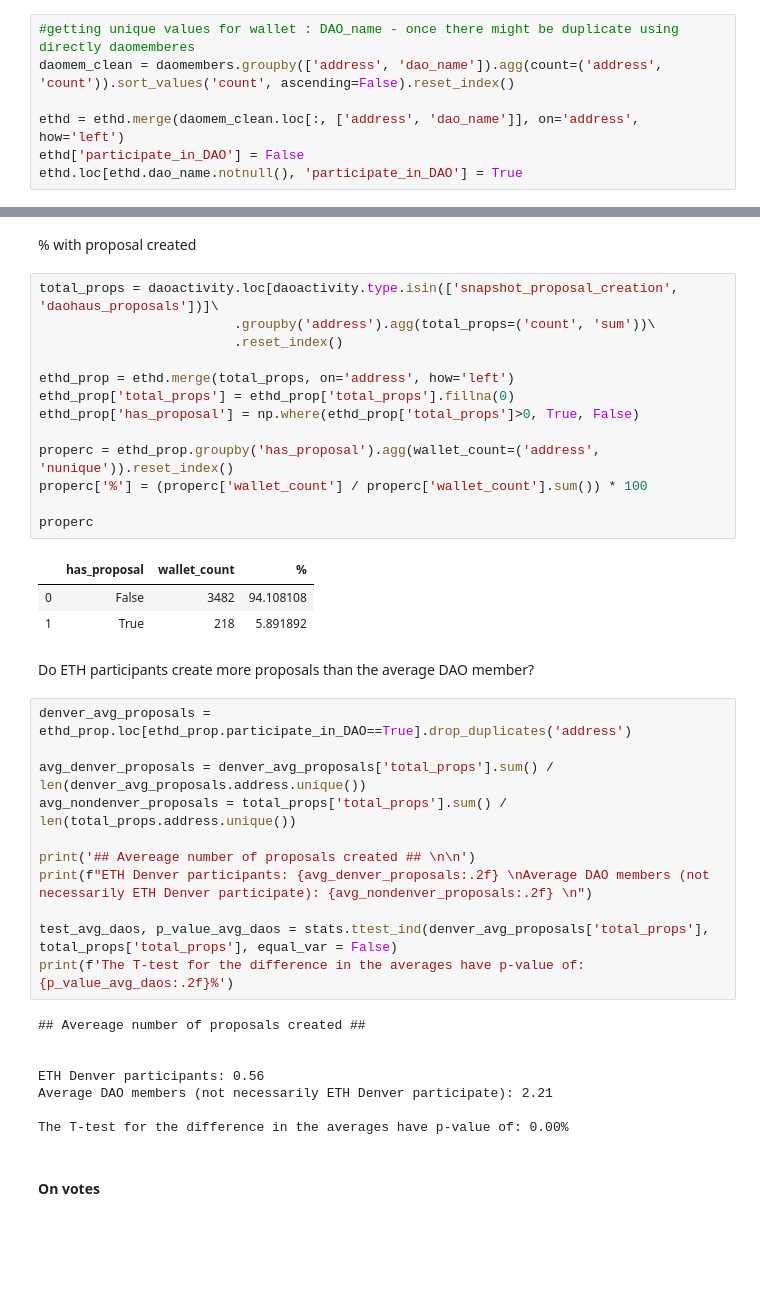
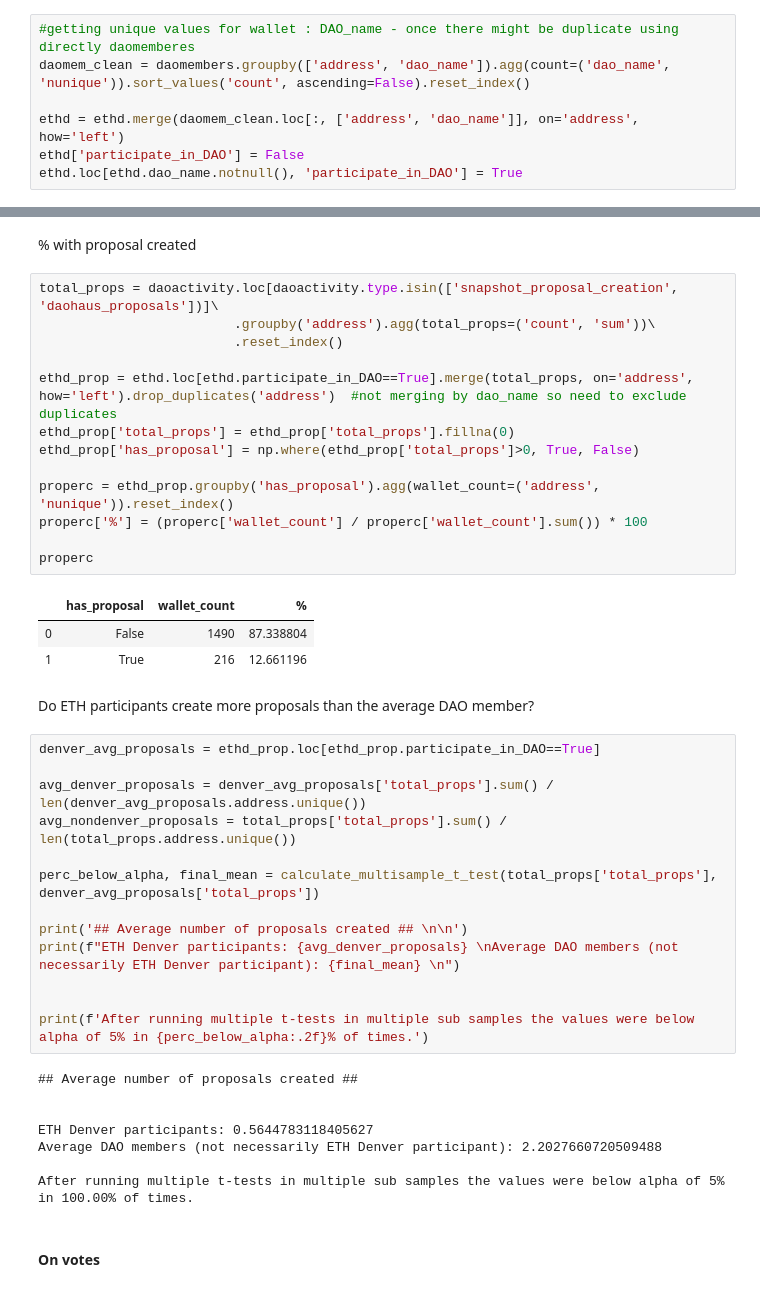
Before and after one commit to fmeiraf/poap_analysis, a Jupyter notebook: analysis/eth_denver_analysis.ipynb, the cells around one changed output, grey strips where cells are left out. Saved outputs shown, nothing was run; the diff lists cells and outputs as text; blank space fills up the shorter version.

Commit message:
latest version with all proposal and votes analysis

```diff
--- a/analysis/eth_denver_analysis.ipynb
+++ b/analysis/eth_denver_analysis.ipynb
@@ -394,7 +420,7 @@ daomembers.head()
 ### The DAOs ETH Denver attendees participate
 # %%
 #getting unique values for wallet : DAO_name - once there might be duplicate using directly daomemberes
-daomem_clean = daomembers.groupby(['address', 'dao_name']).agg(count=('address', 'count')).sort_values('count', ascending=False).reset_index()
+daomem_clean = daomembers.groupby(['address', 'dao_name']).agg(count=('dao_name', 'nunique')).sort_values('count', ascending=False).reset_index()
 
 ethd = ethd.merge(daomem_clean.loc[:, ['address', 'dao_name']], on='address', how='left')
 ethd['participate_in_DAO'] = False
@@ -491,41 +517,43 @@ daoactivity.head(3)
 # %%
 total_props = daoactivity.loc[daoactivity.type.isin(['snapshot_proposal_creation', 'daohaus_proposals'])]\
                          .groupby('address').agg(total_props=('count', 'sum'))\
                          .reset_index()
 
-ethd_prop = ethd.merge(total_props, on='address', how='left')
+ethd_prop = ethd.loc[ethd.participate_in_DAO==True].merge(total_props, on='address', how='left').drop_duplicates('address')  #not merging by dao_name so need to exclude duplicates
 ethd_prop['total_props'] = ethd_prop['total_props'].fillna(0)
 ethd_prop['has_proposal'] = np.where(ethd_prop['total_props']>0, True, False)
 
 properc = ethd_prop.groupby('has_proposal').agg(wallet_count=('address', 'nunique')).reset_index()
 properc['%'] = (properc['wallet_count'] / properc['wallet_count'].sum()) * 100
 
 properc
 # %% [output]
 |  | has_proposal | wallet_count | % |
-| 0 | False | 3482 | 94.108108 |
-| 1 | True | 218 | 5.891892 |
+| 0 | False | 1490 | 87.338804 |
+| 1 | True | 216 | 12.661196 |
 # %% [markdown]
 Do ETH participants create more proposals than the average DAO member?
 # %%
-denver_avg_proposals = ethd_prop.loc[ethd_prop.participate_in_DAO==True].drop_duplicates('address')
+denver_avg_proposals = ethd_prop.loc[ethd_prop.participate_in_DAO==True]
 
 avg_denver_proposals = denver_avg_proposals['total_props'].sum() / len(denver_avg_proposals.address.unique())
 avg_nondenver_proposals = total_props['total_props'].sum() / len(total_props.address.unique())
 
-print('## Avereage number of proposals created ## \n\n')
-print(f"ETH Denver participants: {avg_denver_proposals:.2f} \nAverage DAO members (not necessarily ETH Denver participate): {avg_nondenver_proposals:.2f} \n")
+perc_below_alpha, final_mean = calculate_multisample_t_test(total_props['total_props'], denver_avg_proposals['total_props'])
 
-test_avg_daos, p_value_avg_daos = stats.ttest_ind(denver_avg_proposals['total_props'], total_props['total_props'], equal_var = False)
-print(f'The T-test for the difference in the averages have p-value of: {p_value_avg_daos:.2f}%')
+print('## Average number of proposals created ## \n\n')
+print(f"ETH Denver participants: {avg_denver_proposals} \nAverage DAO members (not necessarily ETH Denver participant): {final_mean} \n")
+
+
+print(f'After running multiple t-tests in multiple sub samples the values were below alpha of 5% in {perc_below_alpha:.2f}% of times.')
 # %% [output]
-## Avereage number of proposals created ##
+## Average number of proposals created ##
 
 
-ETH Denver participants: 0.56
-Average DAO members (not necessarily ETH Denver participate): 2.21
+ETH Denver participants: 0.5644783118405627
+Average DAO members (not necessarily ETH Denver participant): 2.2027660720509488
 
-The T-test for the difference in the averages have p-value of: 0.00%
+After running multiple t-tests in multiple sub samples the values were below alpha of 5% in 100.00% of times.
 # %% [markdown]
 #### On votes
 # %% [markdown]
```
Also changed, not shown: parts of 7 cells of this notebook.
